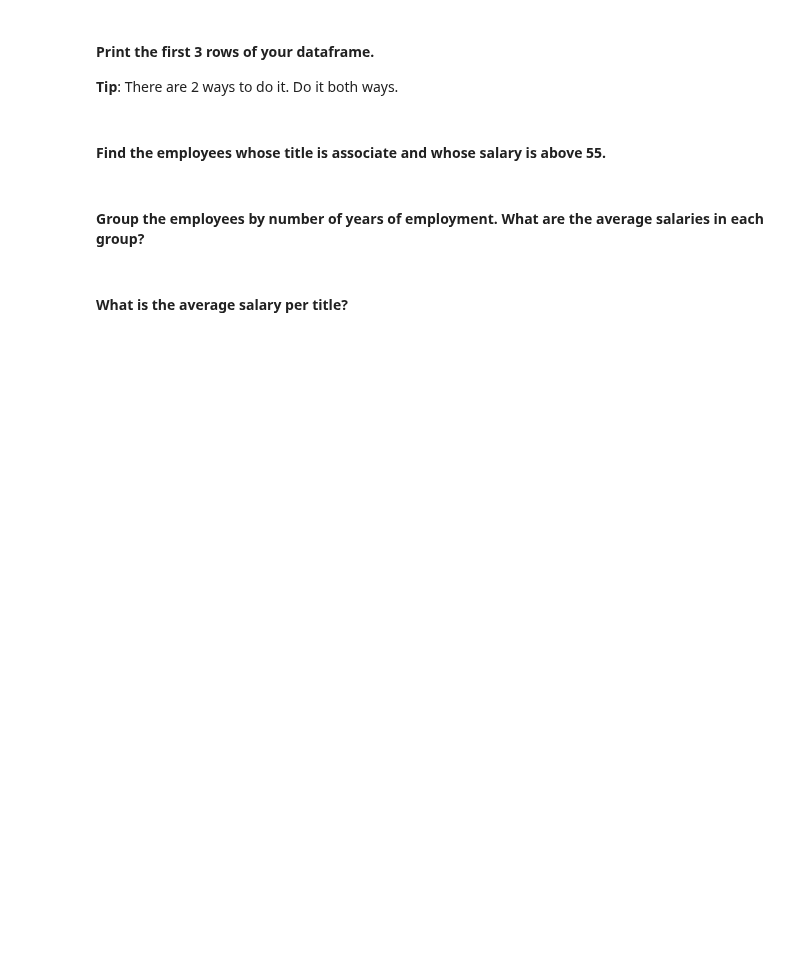
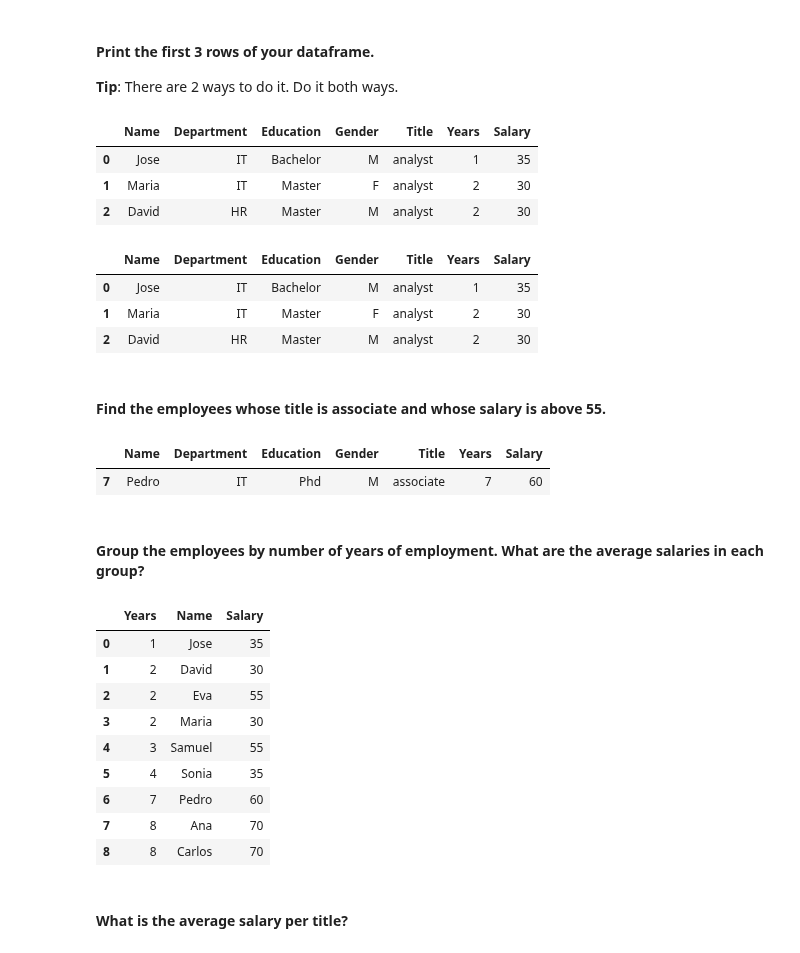
Before and after one commit to paoloironhack/data_analytics062020, a Jupyter notebook: labs/module_2/26-Subsetting-Descriptive-Stats/your-code/main.ipynb, the cells around one changed output. Saved outputs shown, nothing was run; the diff lists cells and outputs as text; code cells hidden in the pictures; blank space fills up the shorter version.

```diff
--- a/labs/module_2/26-Subsetting-Descriptive-Stats/your-code/main.ipynb
+++ b/labs/module_2/26-Subsetting-Descriptive-Stats/your-code/main.ipynb
@@ -108,12 +237,28 @@ your comments here
 # %%
 # Method 1
 # your code here
+employees.head(3)
+# %% [output]
+|  | Name | Department | Education | Gender | Title | Years | Salary |
+| 0 | Jose | IT | Bachelor | M | analyst | 1 | 35 |
+| 1 | Maria | IT | Master | F | analyst | 2 | 30 |
+| 2 | David | HR | Master | M | analyst | 2 | 30 |
 # %%
 # Method 2
 # your code here
+employees.loc[:2,:]
+# %% [output]
+|  | Name | Department | Education | Gender | Title | Years | Salary |
+| 0 | Jose | IT | Bachelor | M | analyst | 1 | 35 |
+| 1 | Maria | IT | Master | F | analyst | 2 | 30 |
+| 2 | David | HR | Master | M | analyst | 2 | 30 |
 # %% [markdown]
 #### Find the employees whose title is associate and whose salary is above 55.
 # %%
 # your code here
+employees[(employees["Title"]=="associate") & (employees["Salary"] > 55)]
+# %% [output]
+|  | Name | Department | Education | Gender | Title | Years | Salary |
+| 7 | Pedro | IT | Phd | M | associate | 7 | 60 |
 # %% [markdown]
 #### Group the employees by number of years of employment. What are the average salaries in each group?
@@ -122,3 +265,17 @@ your comments here
+# %%
+# your code here
+pd.pivot_table(employees,values="Salary",columns=["Years","Name"]).T.reset_index()
+# %% [output]
+|  | Years | Name | Salary |
+| 0 | 1 | Jose | 35 |
+| 1 | 2 | David | 30 |
+| 2 | 2 | Eva | 55 |
+| 3 | 2 | Maria | 30 |
+| 4 | 3 | Samuel | 55 |
+| 5 | 4 | Sonia | 35 |
+| 6 | 7 | Pedro | 60 |
+| 7 | 8 | Ana | 70 |
+| 8 | 8 | Carlos | 70 |
 # %% [markdown]
 ####  What is the average salary per title?
 # %%
```
Also changed, not shown: parts of 37 cells of this notebook.
